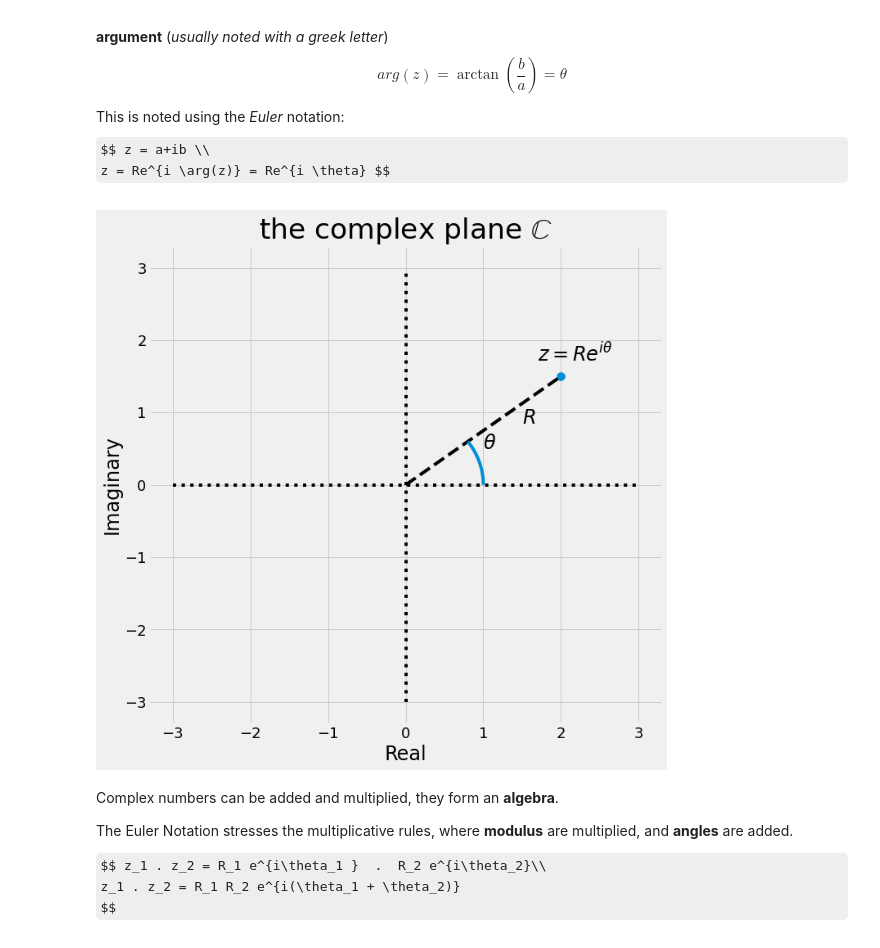
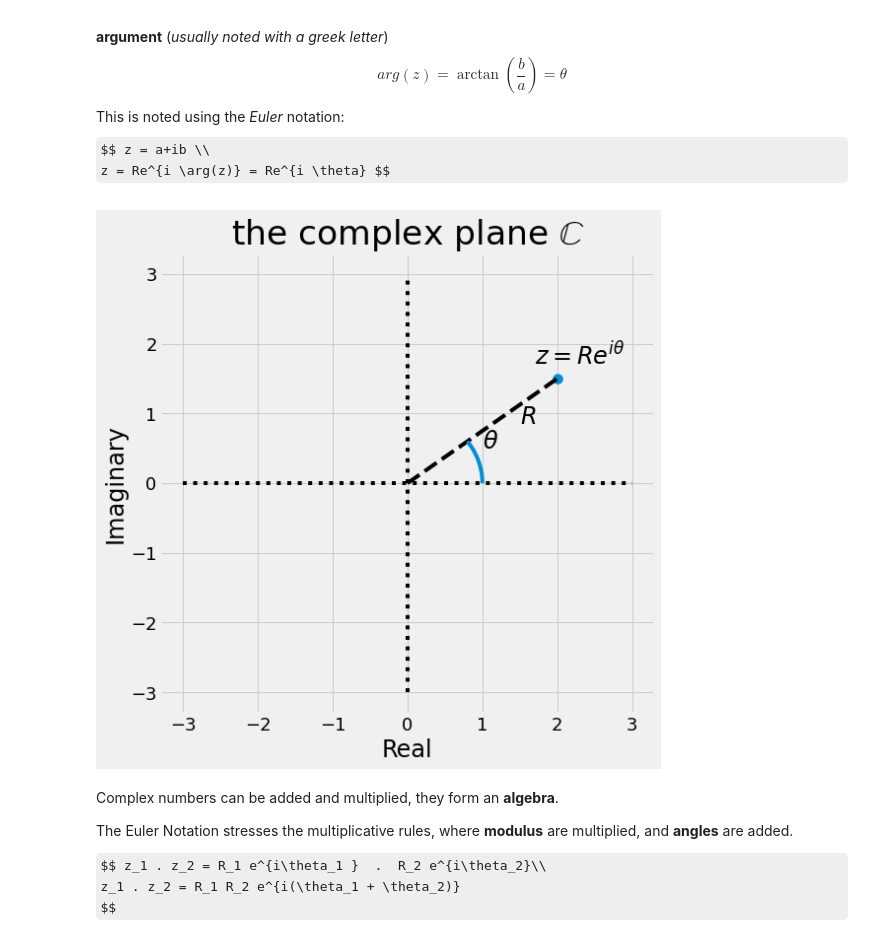
Before and after one commit to delsuc/2nd-AUS-FTICR, a Jupyter notebook: 1_FT.ipynb, the cells around one changed output. Drawn from its saved outputs; the diff is of its cells as text; code cells hidden in the pictures; some formulas as TeX source.

```diff
--- a/1_FT.ipynb
+++ b/1_FT.ipynb
@@ -217,28 +243,28 @@ $$ z = a+ib \\
 z = Re^{i \arg(z)} = Re^{i \theta} $$
 # %%
 # let's draw this
-figure(figsize=(10,10))
+figure(figsize=(8,8))
 plot([-3,3],[0,0],':k') # the real axis
 plot([0,0],[-3,3],':k') # the imaginary axis
 title('the complex plane $\mathbb{C}$')
 a = 2
 b = 1.5
 z = a + 1j*b             #  i is noted j in python
 scatter(z.real, z.imag, 100)
 plot([0,z.real],[0,z.imag],'--k')
 
 xlabel("Real")
 ylabel("Imaginary")
 
 text(a-0.3,b+0.2,r'$z = R e^{i \theta}$');
 
 t = linspace(0, np.arctan2(b,a),30)
 plot(cos(t),sin(t))
 text(a-0.5, b/2+0.1, '$R$')
 
 text(1,0.5, r'$\theta$');
 # %% [output]
-[figure, old version]
+[figure, new version]
 # %% [markdown]
 Complex numbers can be added and multiplied, they form an **algebra**.
 
```
Also changed, not shown: parts of 17 cells of this notebook, 16 other files.
